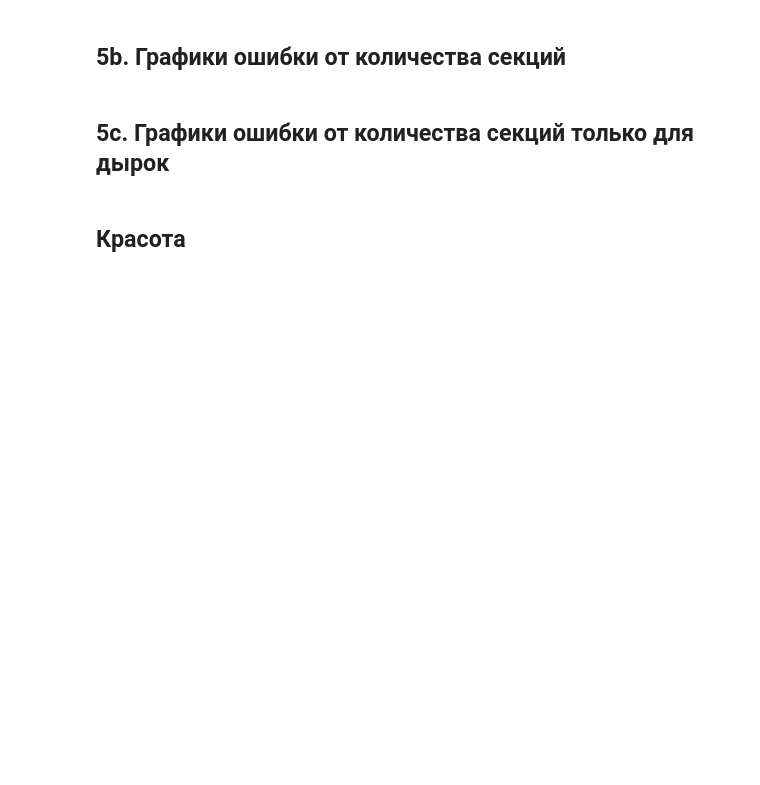
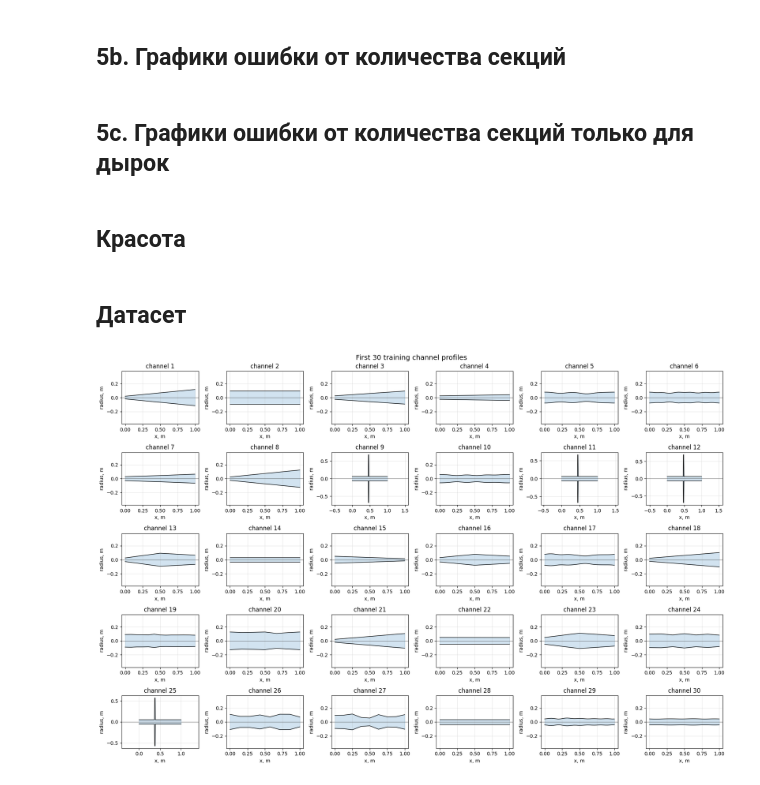
Before and after one commit to Erykalkin/webster, a Jupyter notebook: solver_benchmark_demo.ipynb, the cells around one changed output. Drawn from its saved outputs; the diff is of its cells as text; code cells hidden in the pictures; blank space fills up the shorter version.

```diff
--- a/solver_benchmark_demo.ipynb
+++ b/solver_benchmark_demo.ipynb
@@ -998,3 +998,78 @@ vt.plot_geometry_approximation(
 
 plt.tight_layout()
 plt.show()
+# %% [markdown]
+## Датасет
+# %%
+import importlib
+import matplotlib.pyplot as plt
+import vt_all_solvers_wrapper as vt
+import dataset
+from base_range_library import range_library
+from dataset import StreamingGeometryDatasetConfig, make_streaming_dataloader
+importlib.reload(vt)
+
+batch_size = 50
+
+train_config = StreamingGeometryDatasetConfig(
+    geometry_kind="random",
+    target_mode="db",
+    return_geometry=True,
+    return_metadata=True,
+    seed=1,
+)
+
+train_loader = make_streaming_dataloader(
+    train_config,
+    range_library,
+    batch_size=batch_size,
+    num_workers=0,
+)
+
+geometries = []
+
+for batch in train_loader:
+    geom = batch["geometry"]
+
+    x = geom["x_m"]
+    area = geom["area_m2"]
+    node_count = geom["node_count"]
+
+    for i in range(x.shape[0]):
+        n = int(node_count[i])
+
+        geometry = vt.ExplicitGeometry(
+            x_m=x[i, :n].cpu().tolist(),
+            area_m2=area[i, :n].cpu().tolist(),
+        )
+
+        geometries.append(geometry)
+
+        if len(geometries) >= 30:
+            break
+
+    if len(geometries) >= 30:
+        break
+
+
+fig, axes = plt.subplots(5, 6, figsize=(18, 12))
+axes = axes.ravel()
+
+for idx, geometry in enumerate(geometries):
+    vt.plot_geometry(
+        geometry,
+        mode="symmetric",
+        ax=axes[idx],
+        title=f"channel {idx + 1}",
+        equal_aspect=True,
+        linewidth=1.0,
+    )
+
+for ax in axes[len(geometries):]:
+    ax.axis("off")
+
+fig.suptitle("First 30 training channel profiles", fontsize=14)
+fig.tight_layout()
+plt.show()
+# %% [output]
+[figure, added]
```
Also changed, not shown: 8 other files.
